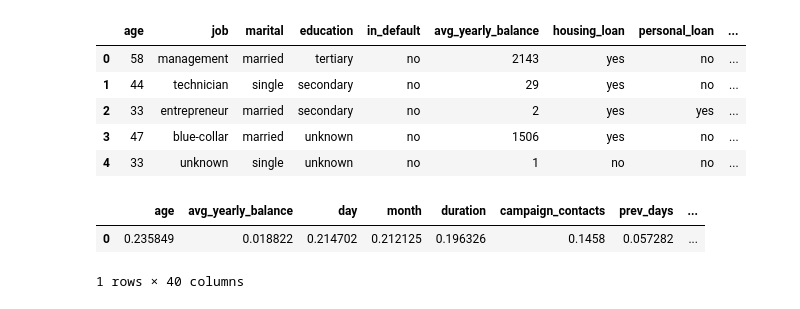
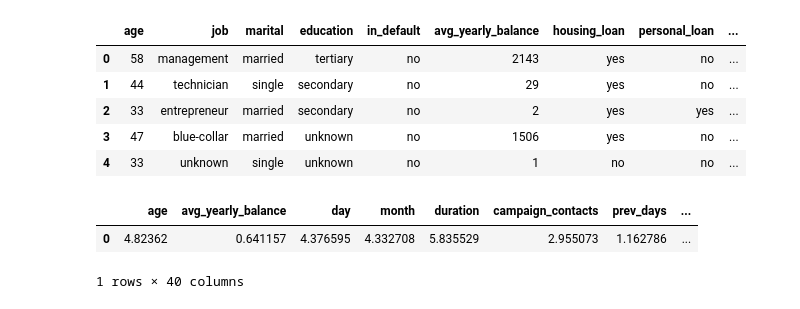
Before and after one commit to ElijahSeeley/Springboard, a Jupyter notebook: Capstone_Term_Deposit_Predictability/Hyperparameter_tuning_and_model_final.ipynb, the cells around one changed output. Saved outputs shown, nothing was run; the diff lists cells and outputs as text; code cells hidden in the pictures.

```diff
--- a/Capstone_Term_Deposit_Predictability/Hyperparameter_tuning_and_model_final.ipynb
+++ b/Capstone_Term_Deposit_Predictability/Hyperparameter_tuning_and_model_final.ipynb
@@ -36,12 +36,12 @@ logreg.fit(X_train, y_train)
 logregcoefs = abs(logreg.coef_)
 # %%
 df_coefs = pd.DataFrame(data = logregcoefs, columns = df_X.columns)
-df_coefs = normalize(df_coefs)
-df_coefs = pd.DataFrame(data = df_coefs, columns = df_X.columns)
+#df_coefs = normalize(df_coefs)
+#df_coefs = pd.DataFrame(data = df_coefs, columns = df_X.columns)
 df_coefs.head()
 # %% [output]
 |  | age | avg_yearly_balance | day | month | duration | campaign_contacts | prev_days | ... |
-| 0 | 0.235849 | 0.018822 | 0.214702 | 0.212125 | 0.196326 | 0.1458 | 0.057282 | ... |
+| 0 | 4.82362 | 0.641157 | 4.376595 | 4.332708 | 5.835529 | 2.955073 | 1.162786 | ... |
 1 rows × 40 columns
 # %%
 #preprocessing the data more appropriately for Random Forest
```
Also changed, not shown: parts of 6 cells of this notebook.
